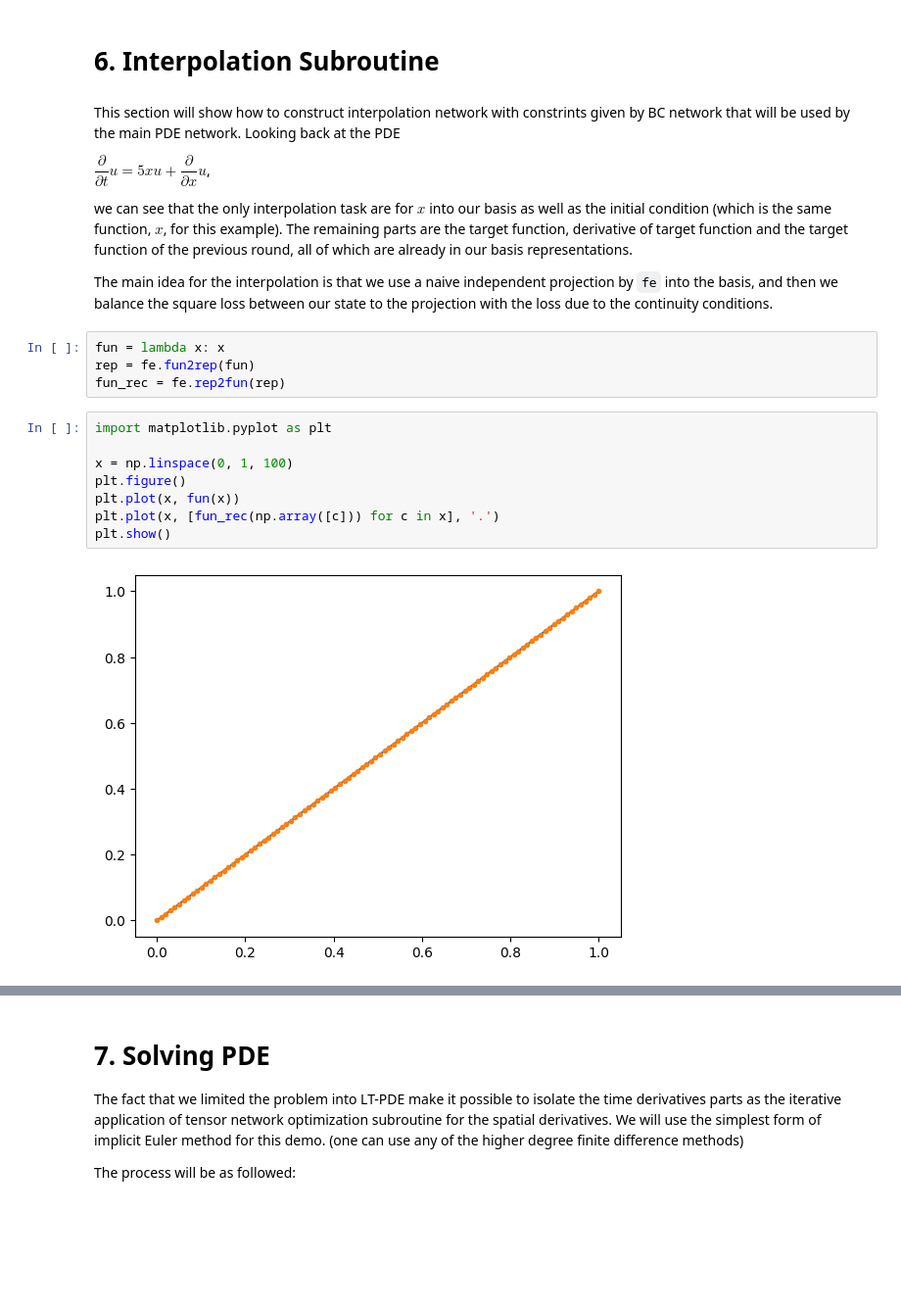
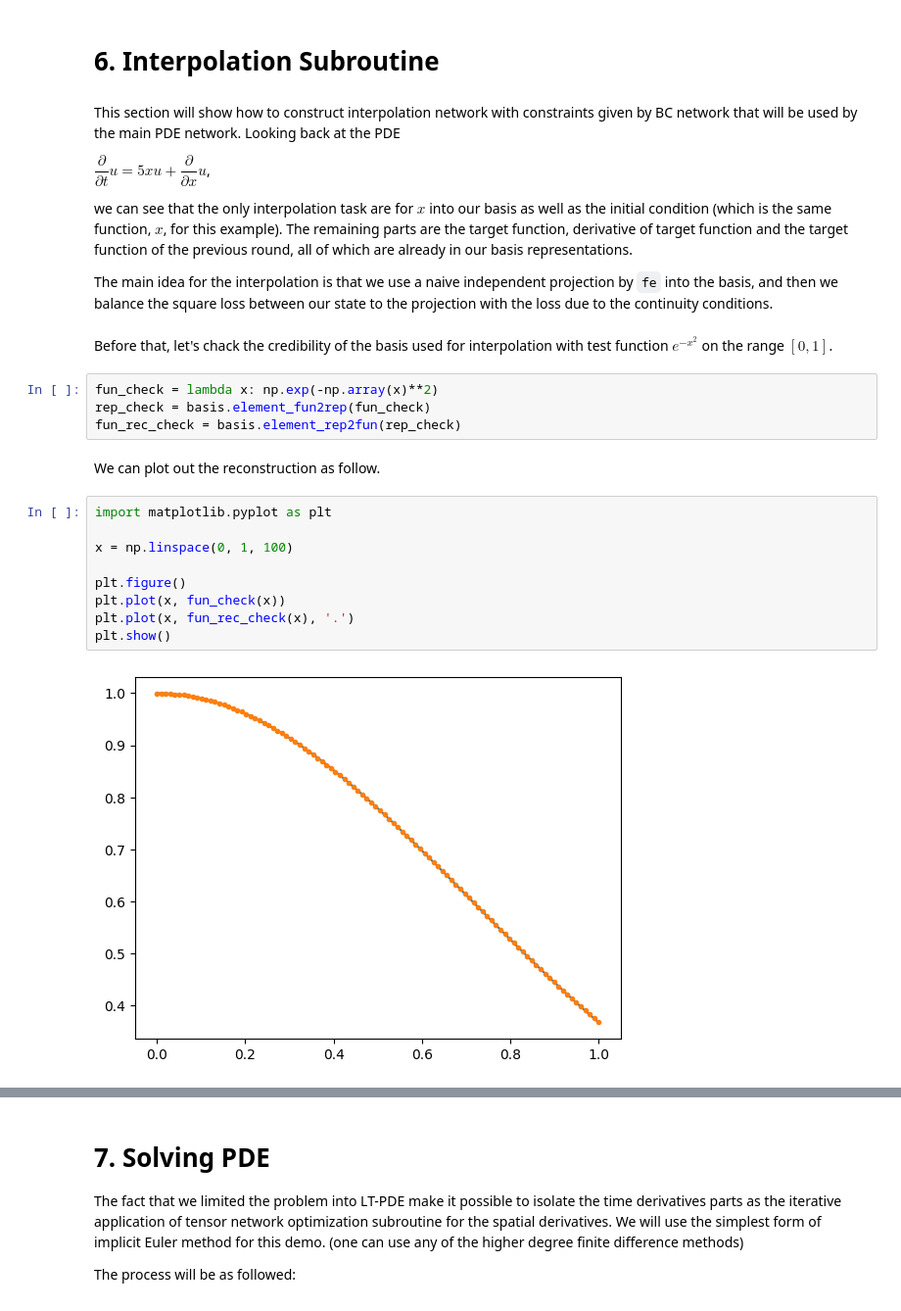
Before and after one commit to c-earth/TNPDE, a Jupyter notebook: demo.ipynb, the cells around one changed output, grey strips where cells are left out. Shown at 98% size. Saved outputs shown, nothing was run; the diff lists cells and outputs as text; blank space fills up the shorter version.

Commit message:
interp

```diff
--- a/demo.ipynb
+++ b/demo.ipynb
@@ -155,24 +155,29 @@ tn = TensorNetwork(basis.rank, triangulation.neighbors, fe.domain_derivatives_li
 # %% [markdown]
 # 6. Interpolation Subroutine
 # %% [markdown]
-This section will show how to construct interpolation network with constrints given by BC network that will be used by the main PDE network. Looking back at the PDE
+This section will show how to construct interpolation network with constraints given by BC network that will be used by the main PDE network. Looking back at the PDE
 
 $\dfrac{\partial}{\partial t}u = 5xu + \dfrac{\partial}{\partial x}u$,
 
 we can see that the only interpolation task are for $x$ into our basis as well as the initial condition (which is the same function, $x$, for this example). The remaining parts are the target function, derivative of target function and the target function of the previous round, all of which are already in our basis representations.
 
 The main idea for the interpolation is that we use a naive independent projection by `fe` into the basis, and then we balance the square loss between our state to the projection with the loss due to the continuity conditions.
-# %%
-fun = lambda x: x
-rep = fe.fun2rep(fun)
-fun_rec = fe.rep2fun(rep)
+# %% [markdown]
+Before that, let's chack the credibility of the basis used for interpolation with test function $e^{-x^2}$ on the range $[0, 1]$.
+# %%
+fun_check = lambda x: np.exp(-np.array(x)**2)
+rep_check = basis.element_fun2rep(fun_check)
+fun_rec_check = basis.element_rep2fun(rep_check)
+# %% [markdown]
+We can plot out the reconstruction as follow.
 # %%
 import matplotlib.pyplot as plt
 
 x = np.linspace(0, 1, 100)
+
 plt.figure()
-plt.plot(x, fun(x))
-plt.plot(x, [fun_rec(np.array([c])) for c in x], '.')
+plt.plot(x, fun_check(x))
+plt.plot(x, fun_rec_check(x), '.')
 plt.show()
 # %% [output]
-[figure, old version]
+[figure, new version]
```
Also changed, not shown: parts of 20 cells of this notebook, 3 other files.
